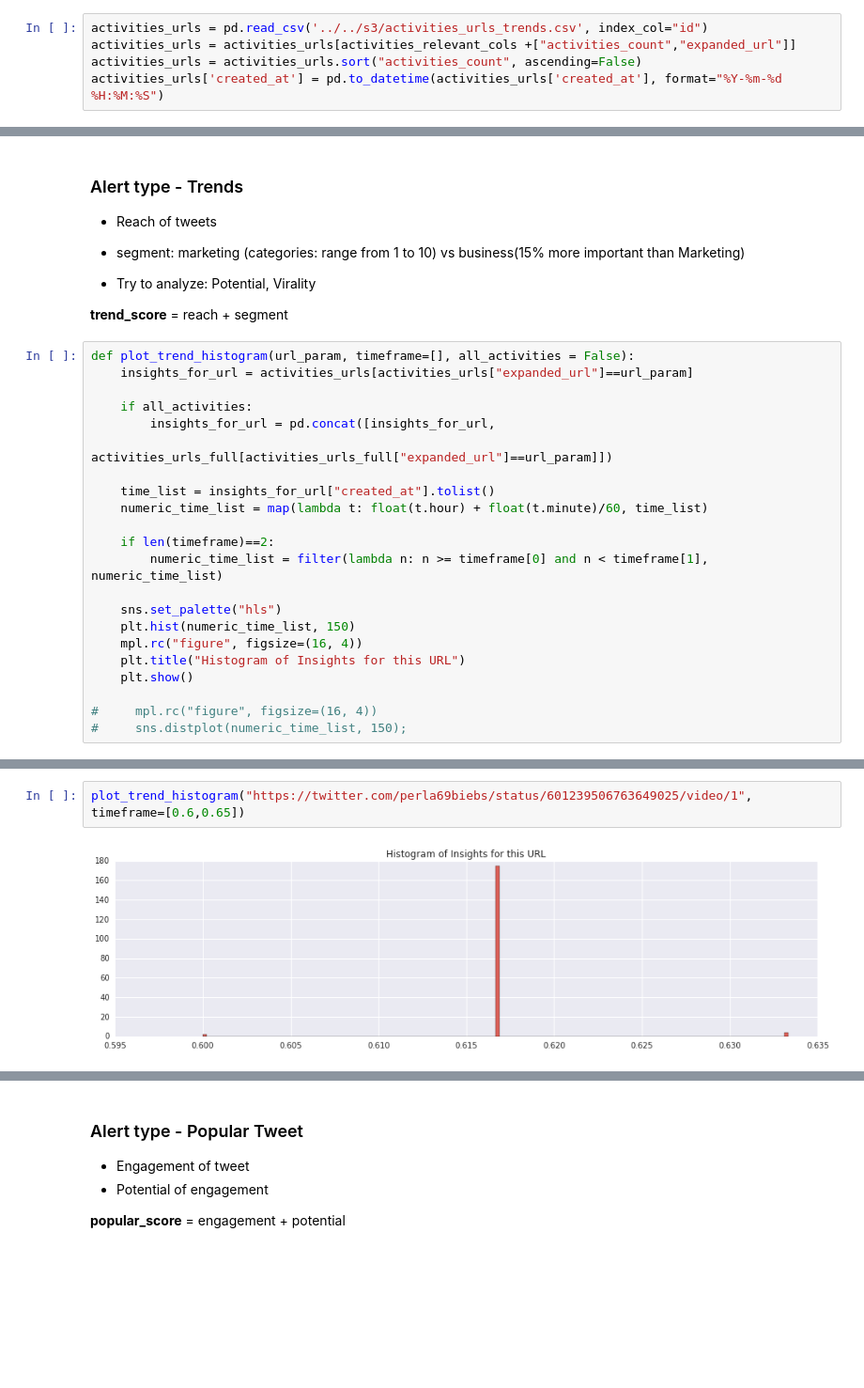
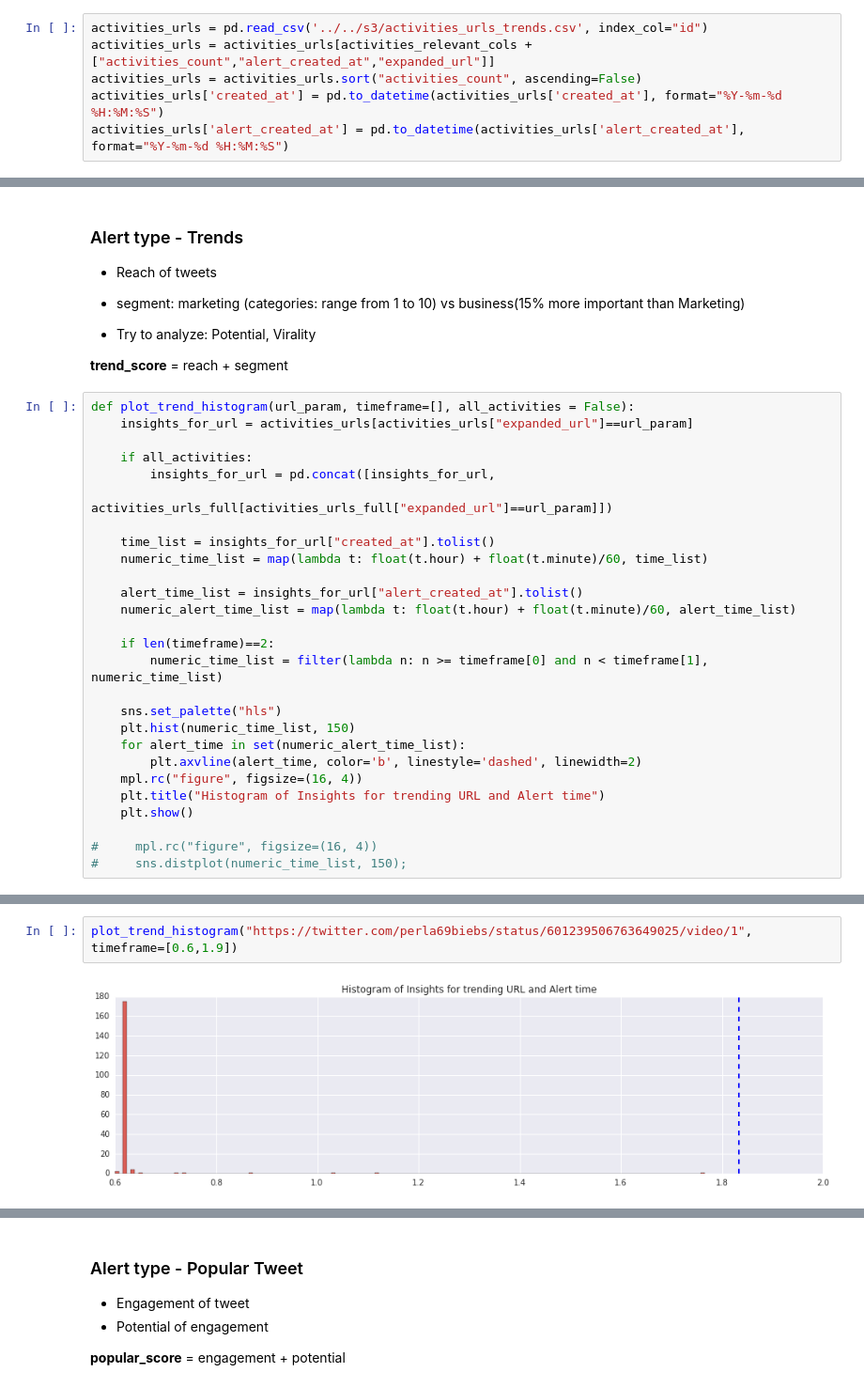
Before and after one commit to encorealerts/ipython-experiments, a Jupyter notebook: adornes/python_analysis_score_alerts.ipynb, the cells around one changed output, grey strips where cells are left out. Shown at 94% size. Cells and saved outputs as stored; diff of their text form; blank space fills up the shorter version.

Commit message:
Adding indication of alert time

```diff
--- a/adornes/python_analysis_score_alerts.ipynb
+++ b/adornes/python_analysis_score_alerts.ipynb
@@ -170,9 +170,10 @@ alerts.describe()
 ### Activities for URLs of Alerted Trends
 # %%
 activities_urls = pd.read_csv('../../s3/activities_urls_trends.csv', index_col="id")
-activities_urls = activities_urls[activities_relevant_cols +["activities_count","expanded_url"]]
+activities_urls = activities_urls[activities_relevant_cols +["activities_count","alert_created_at","expanded_url"]]
 activities_urls = activities_urls.sort("activities_count", ascending=False)
 activities_urls['created_at'] = pd.to_datetime(activities_urls['created_at'], format="%Y-%m-%d %H:%M:%S")
+activities_urls['alert_created_at'] = pd.to_datetime(activities_urls['alert_created_at'], format="%Y-%m-%d %H:%M:%S")
 # %%
 activities_urls.head()
 # %% [output]
@@ -485,13 +486,18 @@ def plot_trend_histogram(url_param, timeframe=[], all_activities = False):
     time_list = insights_for_url["created_at"].tolist()
     numeric_time_list = map(lambda t: float(t.hour) + float(t.minute)/60, time_list)
 
+    alert_time_list = insights_for_url["alert_created_at"].tolist()
+    numeric_alert_time_list = map(lambda t: float(t.hour) + float(t.minute)/60, alert_time_list)
+
     if len(timeframe)==2:
         numeric_time_list = filter(lambda n: n >= timeframe[0] and n < timeframe[1], numeric_time_list)
 
     sns.set_palette("hls")
     plt.hist(numeric_time_list, 150)
+    for alert_time in set(numeric_alert_time_list):
+        plt.axvline(alert_time, color='b', linestyle='dashed', linewidth=2)
     mpl.rc("figure", figsize=(16, 4))
-    plt.title("Histogram of Insights for this URL")
+    plt.title("Histogram of Insights for trending URL and Alert time")
     plt.show()
 
 #     mpl.rc("figure", figsize=(16, 4))
@@ -515,4 +521,4 @@ plot_trend_histogram("https://twitter.com/perla69biebs/status/601239506763649025
 # %%
-plot_trend_histogram("https://twitter.com/perla69biebs/status/601239506763649025/video/1", timeframe=[0.6,0.65])
+plot_trend_histogram("https://twitter.com/perla69biebs/status/601239506763649025/video/1", timeframe=[0.6,1.9])
 # %% [output]
-[figure, old version]
+[figure, new version]
```
Also changed, not shown: parts of 10 cells of this notebook.
